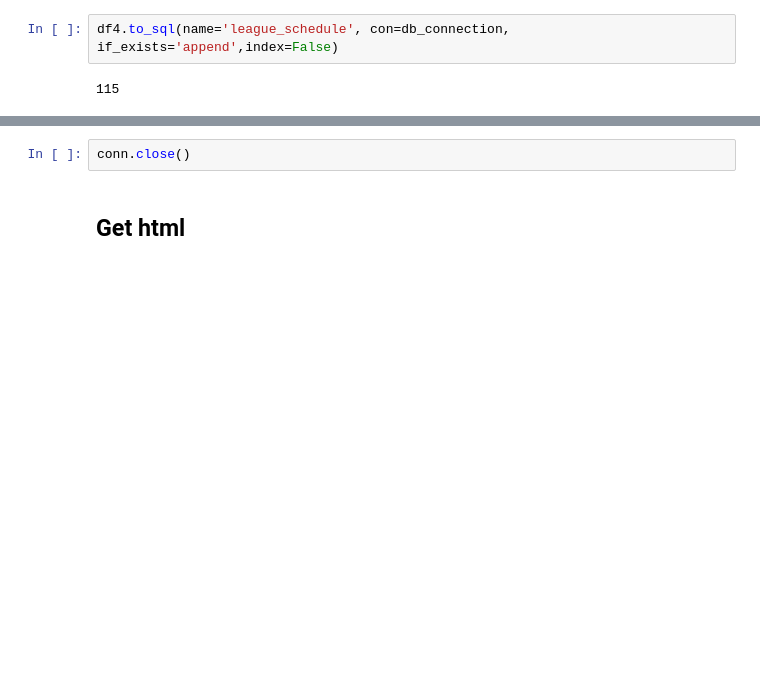
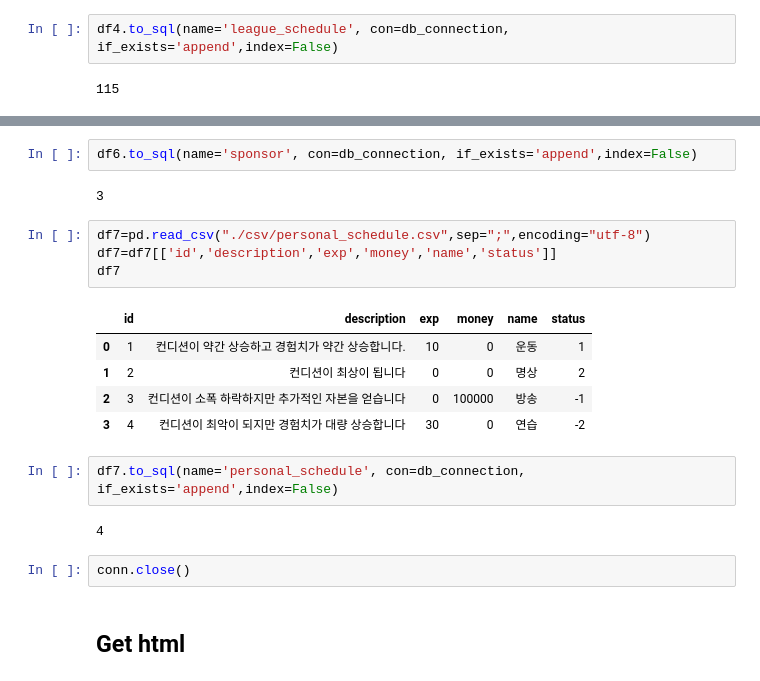
Before and after one commit to JIH0LEE/EsportsManager, a Jupyter notebook: data/AddDataToDB.ipynb, the cells around one changed output, grey strips where cells are left out. Cells and saved outputs as stored; diff of their text form; blank space fills up the shorter version.

```diff
--- a/data/AddDataToDB.ipynb
+++ b/data/AddDataToDB.ipynb
@@ -76,3 +102,21 @@ df4.to_sql(name='league_schedule', con=db_connection, if_exists='append',index=F
+# %%
+df6.to_sql(name='sponsor', con=db_connection, if_exists='append',index=False)
+# %% [output]
+3
+# %%
+df7=pd.read_csv("./csv/personal_schedule.csv",sep=";",encoding="utf-8")
+df7=df7[['id','description','exp','money','name','status']]
+df7
+# %% [output]
+|  | id | description | exp | money | name | status |
+| 0 | 1 | 컨디션이 약간 상승하고 경험치가 약간 상승합니다. | 10 | 0 | 운동 | 1 |
+| 1 | 2 | 컨디션이 최상이 됩니다 | 0 | 0 | 명상 | 2 |
+| 2 | 3 | 컨디션이 소폭 하락하지만 추가적인 자본을 얻습니다 | 0 | 100000 | 방송 | -1 |
+| 3 | 4 | 컨디션이 최악이 되지만 경험치가 대량 상승합니다 | 30 | 0 | 연습 | -2 |
+# %%
+df7.to_sql(name='personal_schedule', con=db_connection, if_exists='append',index=False)
+# %% [output]
+4
 # %%
 conn.close()
 # %% [markdown]
```
Also changed, not shown: parts of 4 cells of this notebook, 3 other files.
